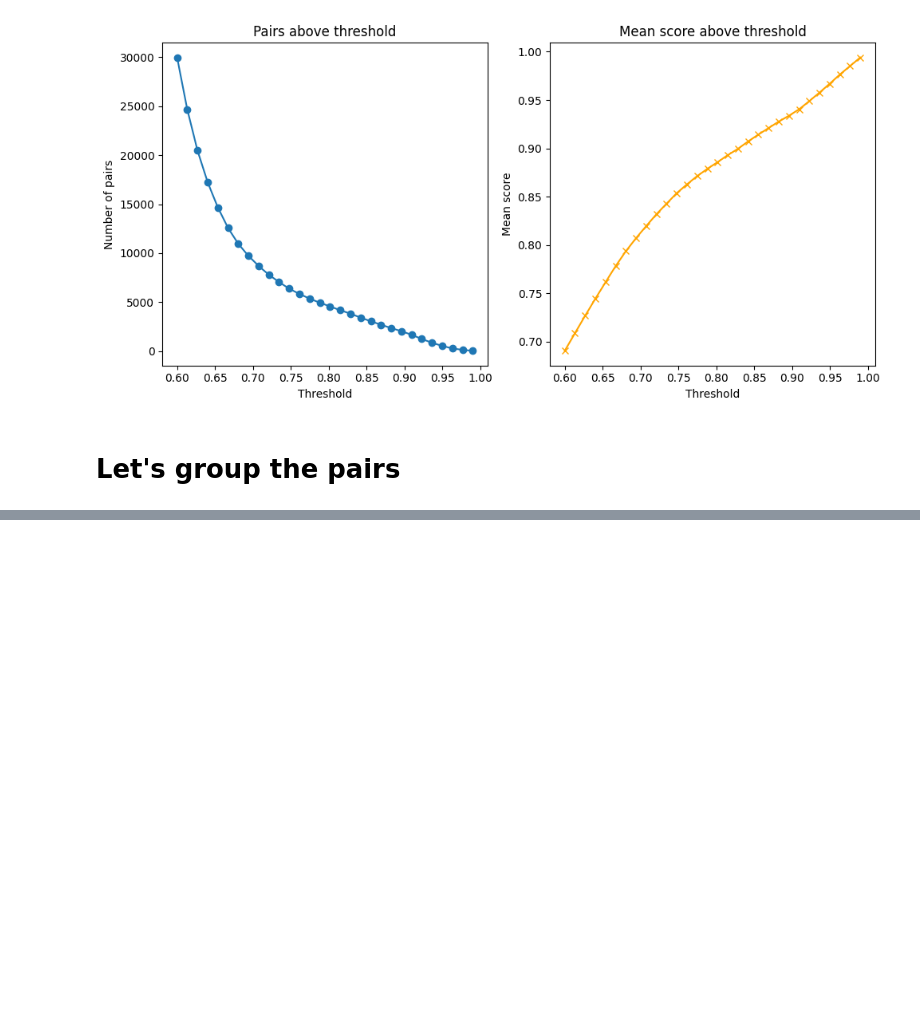
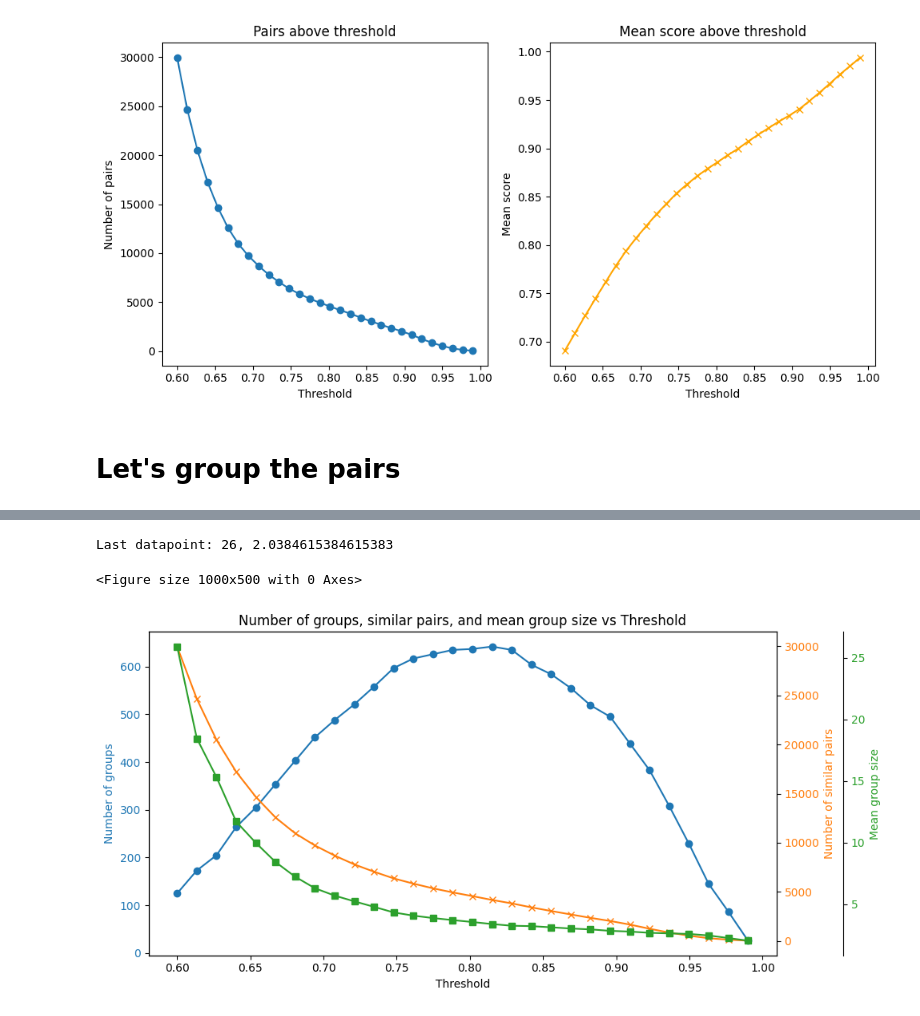
Before and after one commit to olliglorioso/vtt-innovation-duplication, a Jupyter notebook: main.ipynb, the cells around one changed output, grey strips where cells are left out. Saved outputs shown, nothing was run; the diff lists cells and outputs as text; code cells hidden in the pictures; blank space fills up the shorter version.

```diff
--- a/main.ipynb
+++ b/main.ipynb
@@ -220,0 +206,13 @@ for i, group in enumerate(groups_sorted[:5]):
+# %%
+import random
+
+groups_sorted = group_similar_pairs(similar_pairs)
+# Ensure there are at least 5 groups
+num_samples = min(5, len(groups_sorted))
+random_groups = random.sample(groups_sorted, num_samples)
+
+print(f"\nSample of 10 random groups:")
+for i, group in enumerate(random_groups):
+    print(f"\nGroup {i+1} (size: {len(group)}):")
+    for idx in sorted(group):
+        print(f"  Index {idx}: {combined_texts[idx][:100]}...")
@@ -220,0 +237,51 @@ for i, group in enumerate(groups_sorted[:5]):
+# %%
+thresholds = np.linspace(0.6, 0.99, 30)
+pair_counts = []
+pair_sizes = []
+mean_group_sizes = []
+
+for threshold in thresholds:
+    mask = sim_scores > threshold
+    i_indices = triu_indices[0][mask].tolist()
+    j_indices = triu_indices[1][mask].tolist()
+    scores = sim_scores[mask].tolist()
+    similar_pairs = [(i, j, score) for i, j, score in zip(i_indices, j_indices, scores)]
+    groups = group_similar_pairs(similar_pairs)
+    pair_counts.append(len(groups))
+    pair_sizes.append(len(similar_pairs))  # Track number of similar pairs
+    if groups:
+        mean_group_sizes.append(np.mean([len(g) for g in groups]))
+    else:
+        mean_group_sizes.append(0)
+
+print(f"Last datapoint: {pair_counts[-1]}, {mean_group_sizes[-1]}")
+
+plt.figure(figsize=(10, 5))
+fig, ax1 = plt.subplots(figsize=(10, 5))
+
+color = 'tab:blue'
+ax1.set_xlabel('Threshold')
+ax1.set_ylabel('Number of groups', color=color)
+ax1.plot(thresholds, pair_counts, marker='o', color=color, label='Number of groups')
+ax1.tick_params(axis='y', labelcolor=color)
+
+ax2 = ax1.twinx()
+color = 'tab:orange'
+ax2.set_ylabel('Number of similar pairs', color=color)
+ax2.plot(thresholds, pair_sizes, marker='x', color=color, label='Number of similar pairs')
+ax2.tick_params(axis='y', labelcolor=color)
+
+ax3 = ax1.twinx()
+color = 'tab:green'
+ax3.spines['right'].set_position(('outward', 60))
+ax3.set_ylabel('Mean group size', color=color)
+ax3.plot(thresholds, mean_group_sizes, marker='s', color=color, label='Mean group size')
+ax3.tick_params(axis='y', labelcolor=color)
+
+plt.title('Number of groups, similar pairs, and mean group size vs Threshold')
+fig.tight_layout()
+plt.show()
+# %% [output]
+Last datapoint: 26, 2.0384615384615383
+<Figure size 1000x500 with 0 Axes>
+[figure, added]
```
Also changed, not shown: parts of 3 cells of this notebook.
